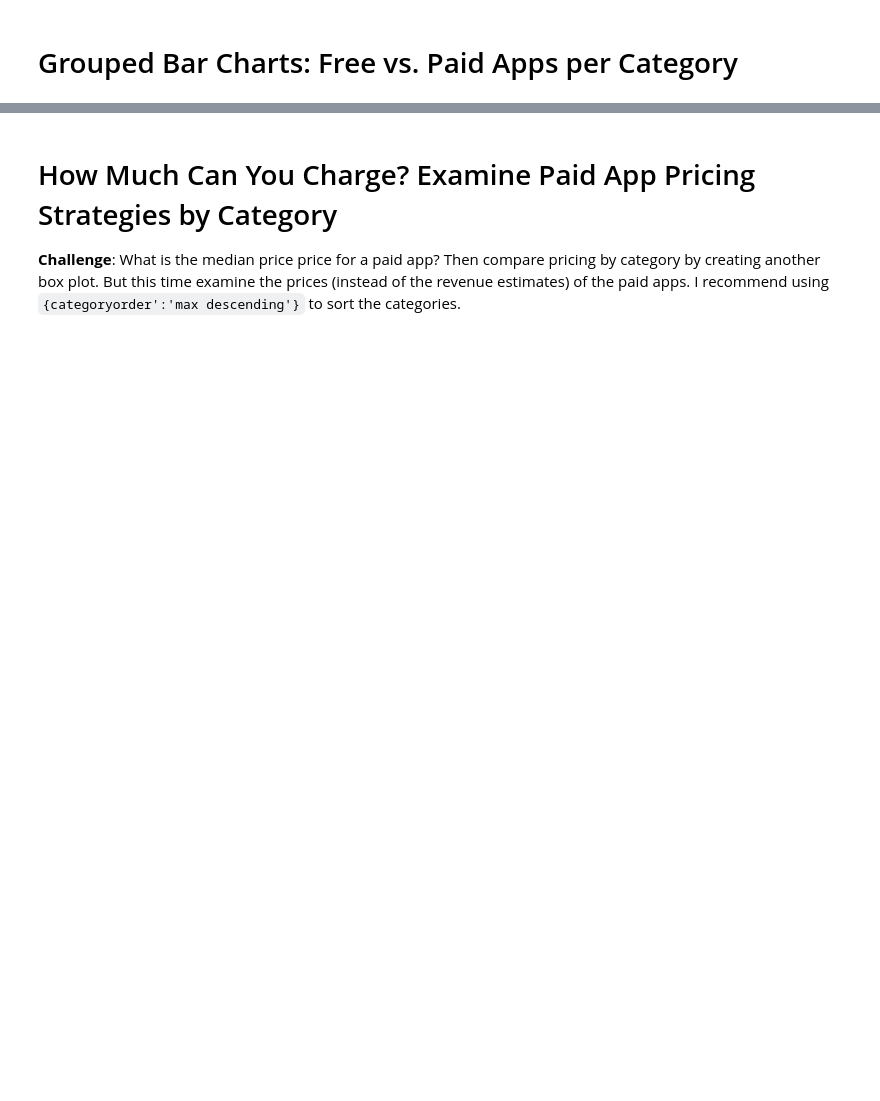
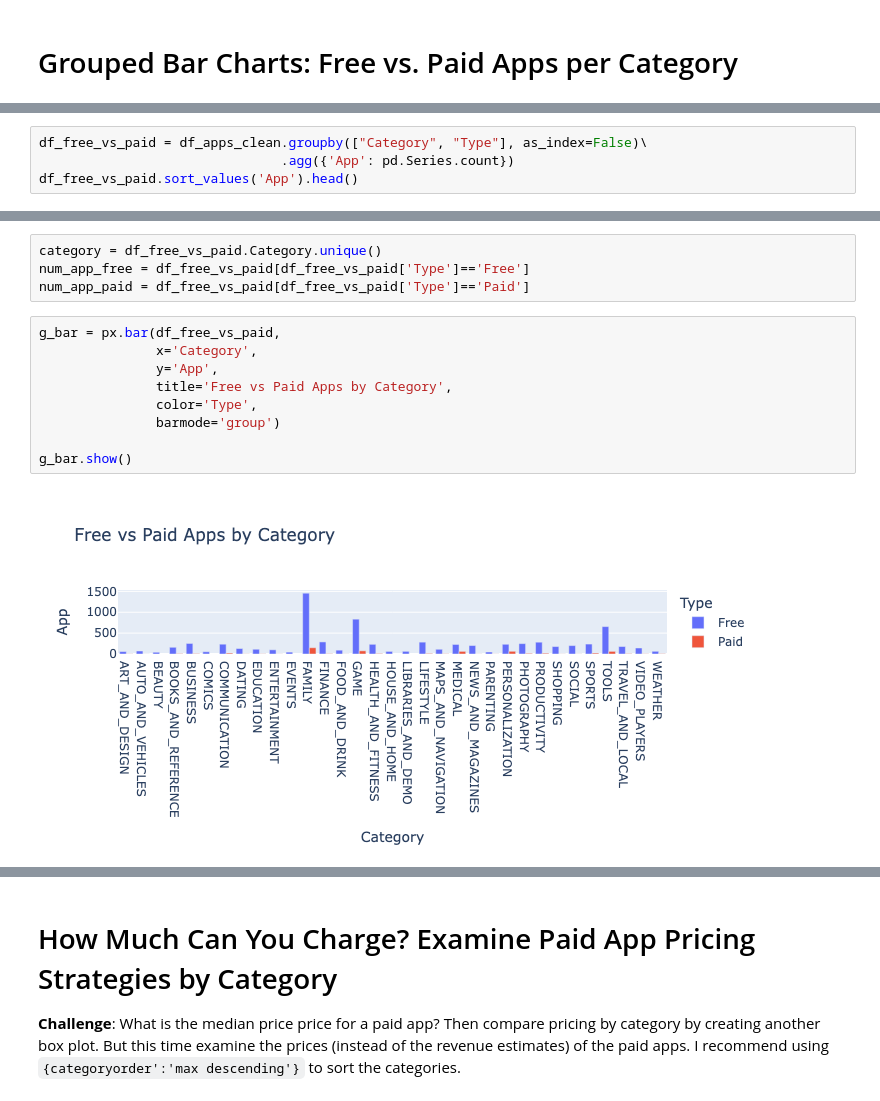
Before and after one commit to digitalenggph/Udemy-Collections, a Jupyter notebook: 100 Days of Code - The Complete Python Pro Bootcamp/day-76/Google Play Store Project (Start)/Google Play Store App Analytics (start).ipynb, the cells around one changed output, grey strips where cells are left out. Cells and saved outputs as stored; diff of their text form; blank space fills up the shorter version.

```diff
--- a/100 Days of Code - The Complete Python Pro Bootcamp/day-76/Google Play Store Project (Start)/Google Play Store App Analytics (start).ipynb
+++ b/100 Days of Code - The Complete Python Pro Bootcamp/day-76/Google Play Store Project (Start)/Google Play Store App Analytics (start).ipynb
@@ -554,0 +621,4 @@ genre_bar.show()
+# %%
+df_free_vs_paid = df_apps_clean.groupby(["Category", "Type"], as_index=False)\
+                               .agg({'App': pd.Series.count})
+df_free_vs_paid.sort_values('App').head()
@@ -560,3 +637,18 @@ genre_bar.show()
 You'll want to use the `df_free_vs_paid` DataFrame that you created above that has the total number of free and paid apps per category.
 
 See if you can figure out how to get the look above by changing the `categoryorder` to 'total descending' as outlined in the documentation here [here](https://plotly.com/python/categorical-axes/#automatically-sorting-categories-by-name-or-total-value).
+# %%
+category = df_free_vs_paid.Category.unique()
+num_app_free = df_free_vs_paid[df_free_vs_paid['Type']=='Free']
+num_app_paid = df_free_vs_paid[df_free_vs_paid['Type']=='Paid']
+# %%
+g_bar = px.bar(df_free_vs_paid,
+               x='Category',
+               y='App',
+               title='Free vs Paid Apps by Category',
+               color='Type',
+               barmode='group')
+
+g_bar.show()
+# %% [output]
+[figure, added]
```
Also changed, not shown: parts of 22 cells of this notebook.
